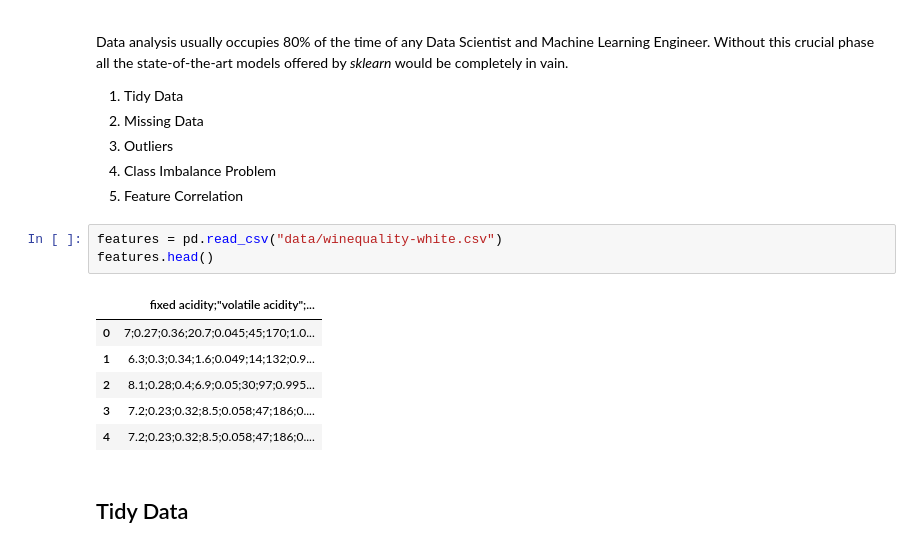
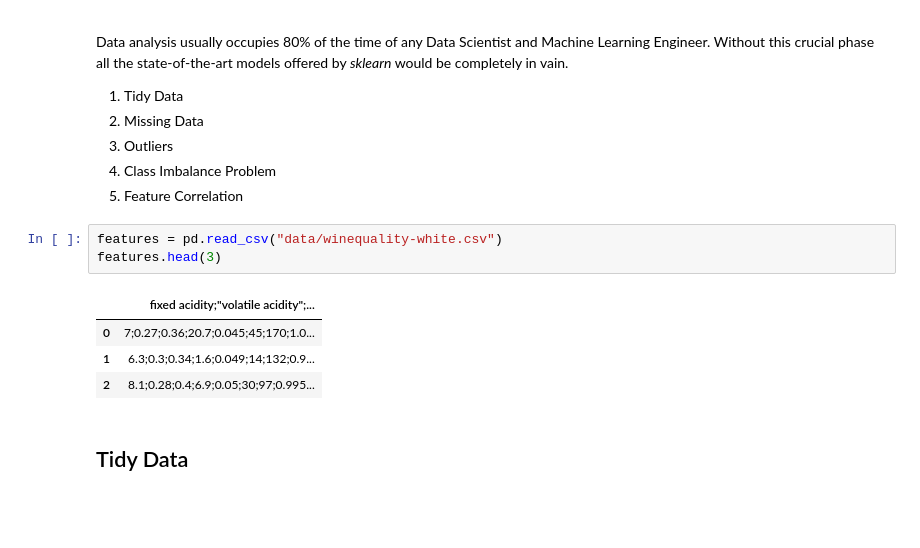
Before and after one commit to rlleshi/MachineLearning, a Jupyter notebook: Wine Quality Predictor/Wine Quality Predictor.ipynb, the cells around one changed output. Drawn from its saved outputs; the diff is of its cells as text; blank space fills up the shorter version.

```diff
--- a/Wine Quality Predictor/Wine Quality Predictor.ipynb
+++ b/Wine Quality Predictor/Wine Quality Predictor.ipynb
@@ -68,14 +67,12 @@ Data analysis usually occupies 80% of the time of any Data Scientist and Machine
 5. Feature Correlation
 # %%
 features = pd.read_csv("data/winequality-white.csv")
-features.head()
+features.head(3)
 # %% [output]
 |  | fixed acidity;"volatile acidity";... |
 | 0 | 7;0.27;0.36;20.7;0.045;45;170;1.0... |
 | 1 | 6.3;0.3;0.34;1.6;0.049;14;132;0.9... |
 | 2 | 8.1;0.28;0.4;6.9;0.05;30;97;0.995... |
-| 3 | 7.2;0.23;0.32;8.5;0.058;47;186;0.... |
-| 4 | 7.2;0.23;0.32;8.5;0.058;47;186;0.... |
 # %% [markdown]
 ## Tidy Data
 # %% [markdown]
```
Also changed, not shown: parts of 19 cells of this notebook, 5 other files.
